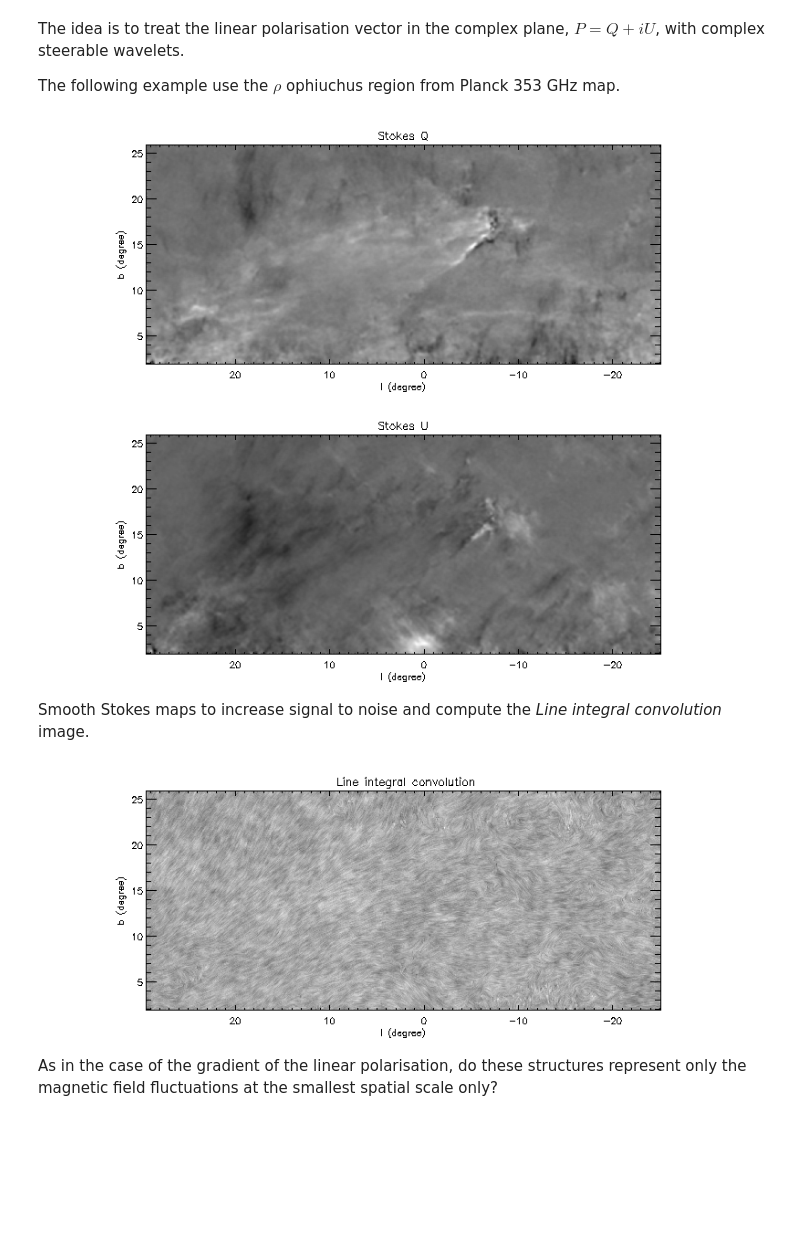
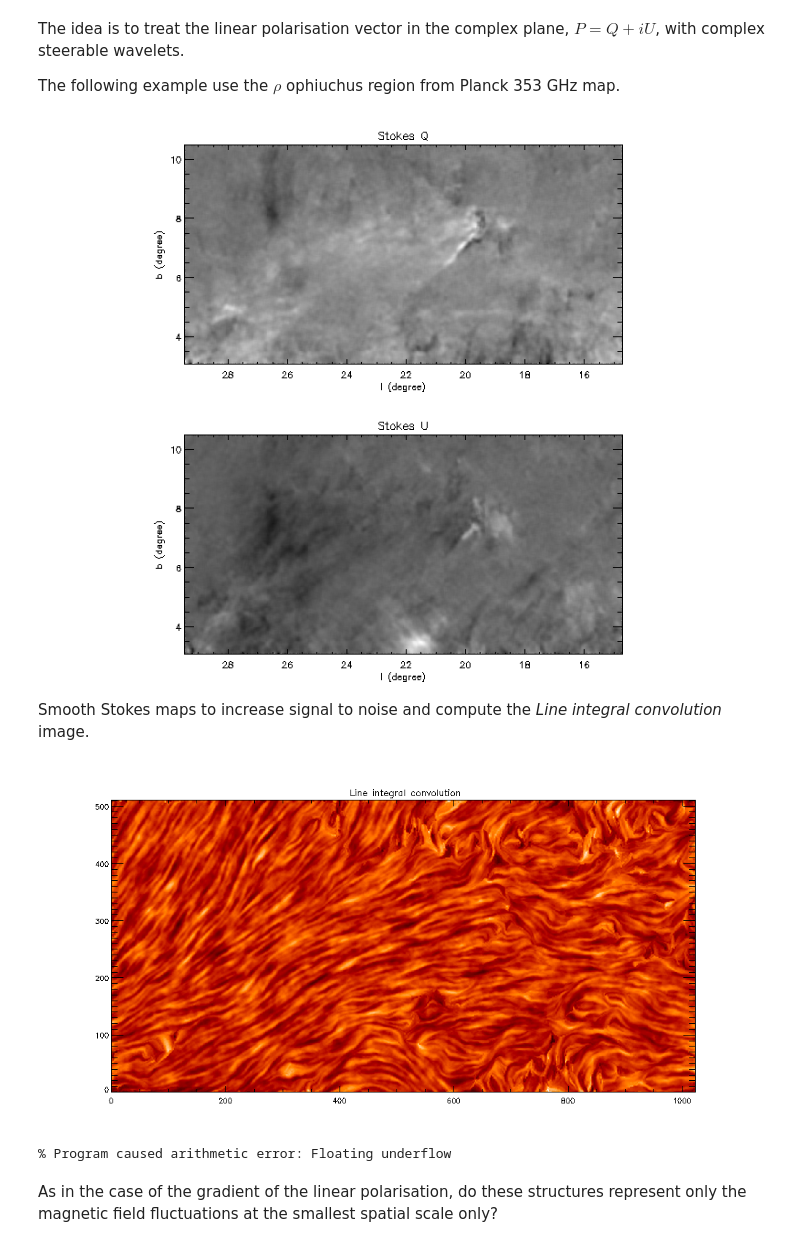
Before and after one commit to hoangducthuong/notebooks, a Jupyter notebook: steerable_polarisation.ipynb, the cells around one changed output. Saved outputs shown, nothing was run; the diff lists cells and outputs as text; code cells hidden in the pictures; blank space fills up the shorter version.

```diff
--- a/steerable_polarisation.ipynb
+++ b/steerable_polarisation.ipynb
@@ -7,51 +7,59 @@ The following example use the $\rho$ ophiuchus region from Planck 353 GHz map.
 # %%
 !inline=1
 # %%
-Q=readfits('/Users/jfrob/postdoc/Planck/HFI_Q_ophiuchus.fits',hdQ)
-U=readfits('/Users/jfrob/postdoc/Planck/HFI_U_ophiuchus.fits',hdU)
+Q=readfits('/user/workdir/robitaij/fil2star/Planck/HFI_Q_ophiuchus.fits',hdQ)
+U=readfits('/user/workdir/robitaij/fil2star/Planck/HFI_U_ophiuchus.fits',hdU)
 
 ;Smooth map to increase signal to noise
-Qsm = smooth(Q,10)
+;Qsm = smooth(Q,10)
+;Rebin map
+N = size(Q)
+Qrb = congrid(Q, 512, 256)
+Qrb = smooth(Qrb,5)
 
 window,xsize=800,ysize=300
-imaffi,Qsm,header=hdQ,title='Stokes Q'
+imaffi,Qrb,title='Stokes Q'
 # %% [output]
-[figure, old version]
+[figure, new version]
 # %%
-Usm = smooth(U,10)
+;Usm = smooth(U,10)
+Urb = congrid(U, 512, 256)
+Urb = smooth(Urb,5)
 
 window,xsize=800,ysize=300
-imaffi,Usm,header=hdU,title='Stokes U'
+imaffi,Urb,title='Stokes U'
 # %% [output]
-[figure, old version]
+[figure, new version]
 # %% [markdown]
 Smooth Stokes maps to increase signal to noise and compute the *Line integral convolution* image.
 # %%
 pro QUatan2,q,u,qc=qc,uc=uc
 
 mag = sqrt(q^2.+u^2.)
 angl = 0.5*atan2(-u,q)
 
 qc = mag*cos(angl)
 uc = mag*sin(angl)
 
 END
 
 N = size(Q)
 
 ;Gaussian random noise for the texture
-fbm=bytscl(fbm2d(-1.2,N[1],N[2]))
-;t = bytscl(randomu(seed, N[1], N[2]))
+;fbm=bytscl(fbm2d(-1.2,512,256))
+t = randomu(seed, 512, 256)
+smooth,t,smooth=t,sigma=1.2
 
-QUatan2,Qsm,Usm,qc=qc,uc=uc
+QUatan2,Qrb,Urb,qc=qc,uc=uc
 
-flow = mg_lic(qc, uc,texture=fbm)
+flow = congrid(mg_lic(qc, uc,texture=bytscl(t)),1024,512,cubic=-1,/interp)
 
-mamdct,0
-window,xsize=800,ysize=300
-imaffi,flow,header=hdU,title=' Line integral convolution'
+mamdct,3
+window,xsize=1000,ysize=500
+imaffi,flow,title=' Line integral convolution'
 # %% [output]
-[figure, old version]
+[figure, new version]
+% Program caused arithmetic error: Floating underflow
 # %% [markdown]
 As in the case of the gradient of the linear polarisation, do these structures represent only the magnetic field fluctuations at the smallest spatial scale only?
 # %%
```
Also changed, not shown: parts of 1 cell of this notebook, 1 other file.
